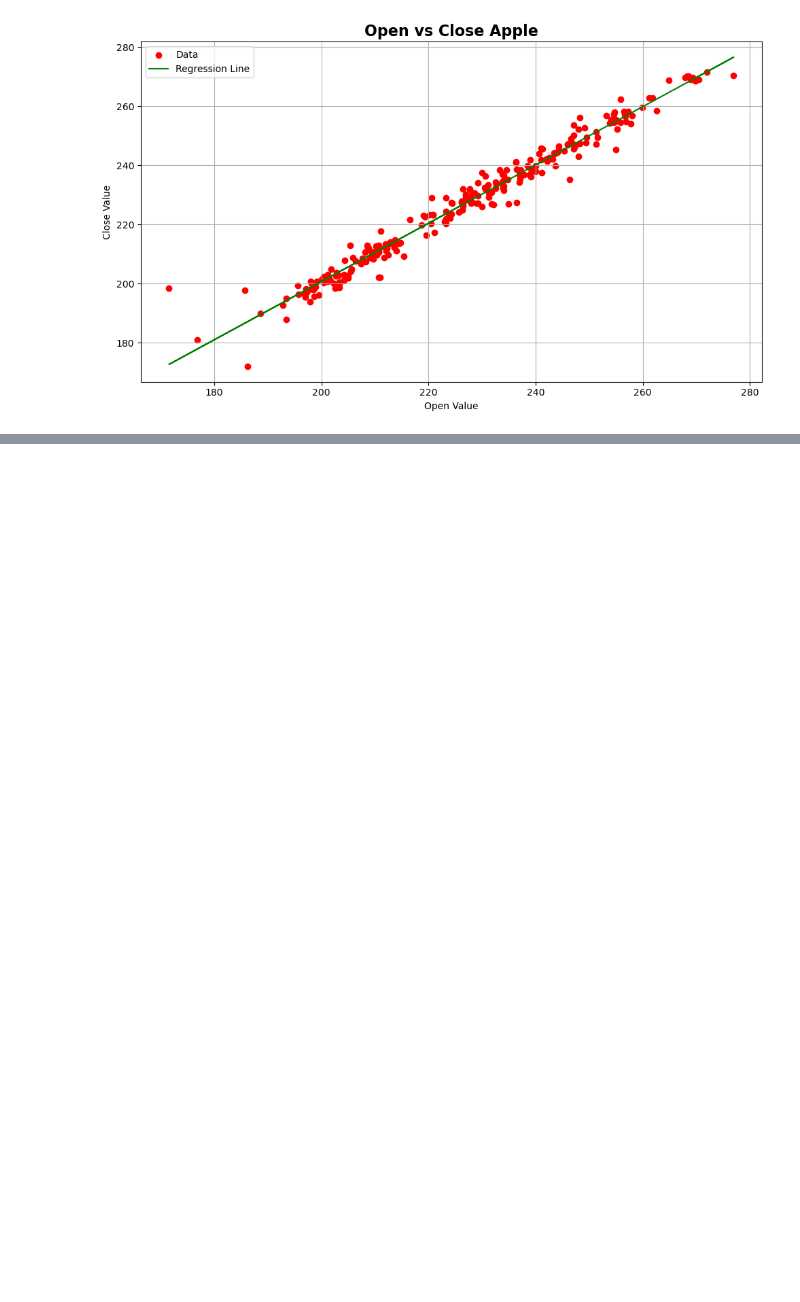
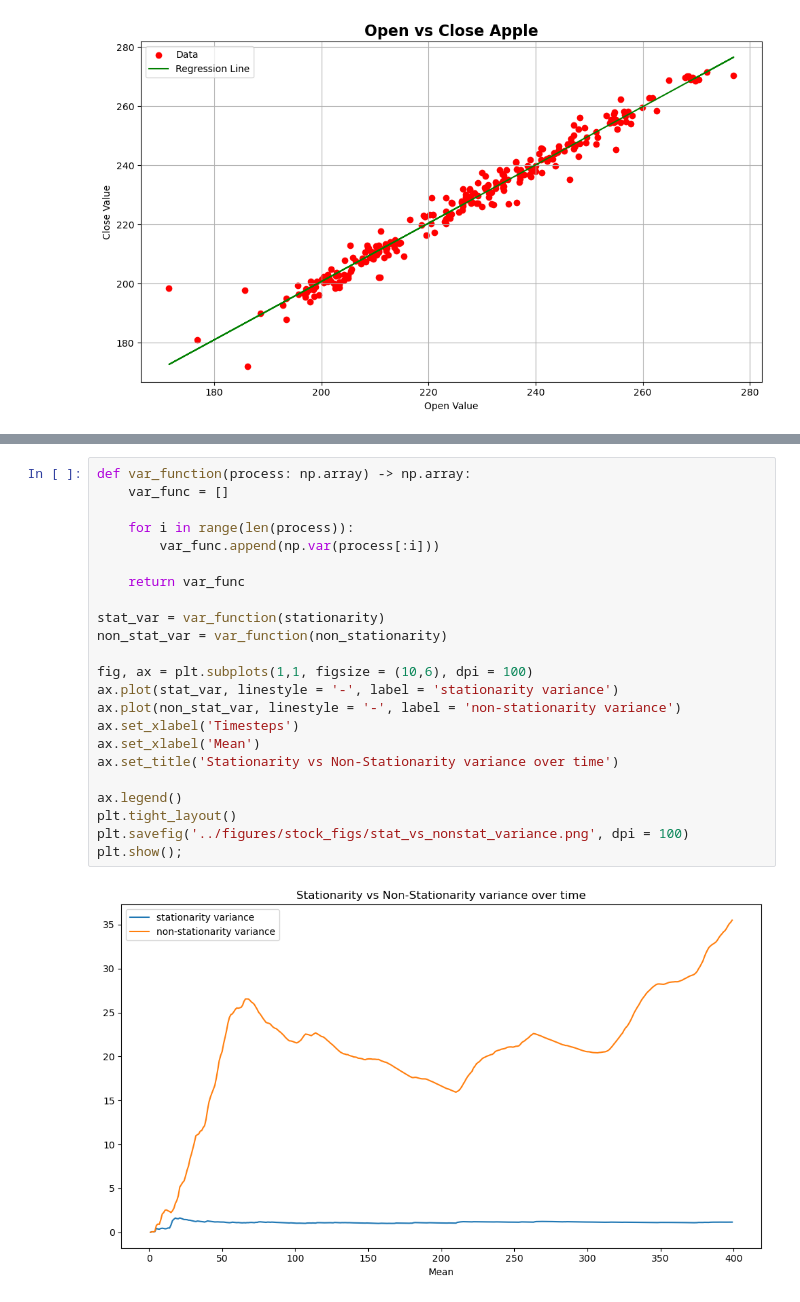
Before and after one commit to alexstoica-1/time-series-analysis-, a Jupyter notebook: notebooks/stock_analysis.ipynb, the cells around one changed output, grey strips where cells are left out. Drawn from its saved outputs; the diff is of its cells as text; blank space fills up the shorter version.

```diff
--- a/notebooks/stock_analysis.ipynb
+++ b/notebooks/stock_analysis.ipynb
@@ -93,0 +202,25 @@ plt.show()
+# %%
+def var_function(process: np.array) -> np.array:
+    var_func = []
+
+    for i in range(len(process)):
+        var_func.append(np.var(process[:i]))
+
+    return var_func
+
+stat_var = var_function(stationarity)
+non_stat_var = var_function(non_stationarity)
+
+fig, ax = plt.subplots(1,1, figsize = (10,6), dpi = 100)
+ax.plot(stat_var, linestyle = '-', label = 'stationarity variance')
+ax.plot(non_stat_var, linestyle = '-', label = 'non-stationarity variance')
+ax.set_xlabel('Timesteps')
+ax.set_xlabel('Mean')
+ax.set_title('Stationarity vs Non-Stationarity variance over time')
+
+ax.legend()
+plt.tight_layout()
+plt.savefig('../figures/stock_figs/stat_vs_nonstat_variance.png', dpi = 100)
+plt.show();
+# %% [output]
+[figure, added]
```
Also changed, not shown: parts of 11 cells of this notebook, 6 other files.
